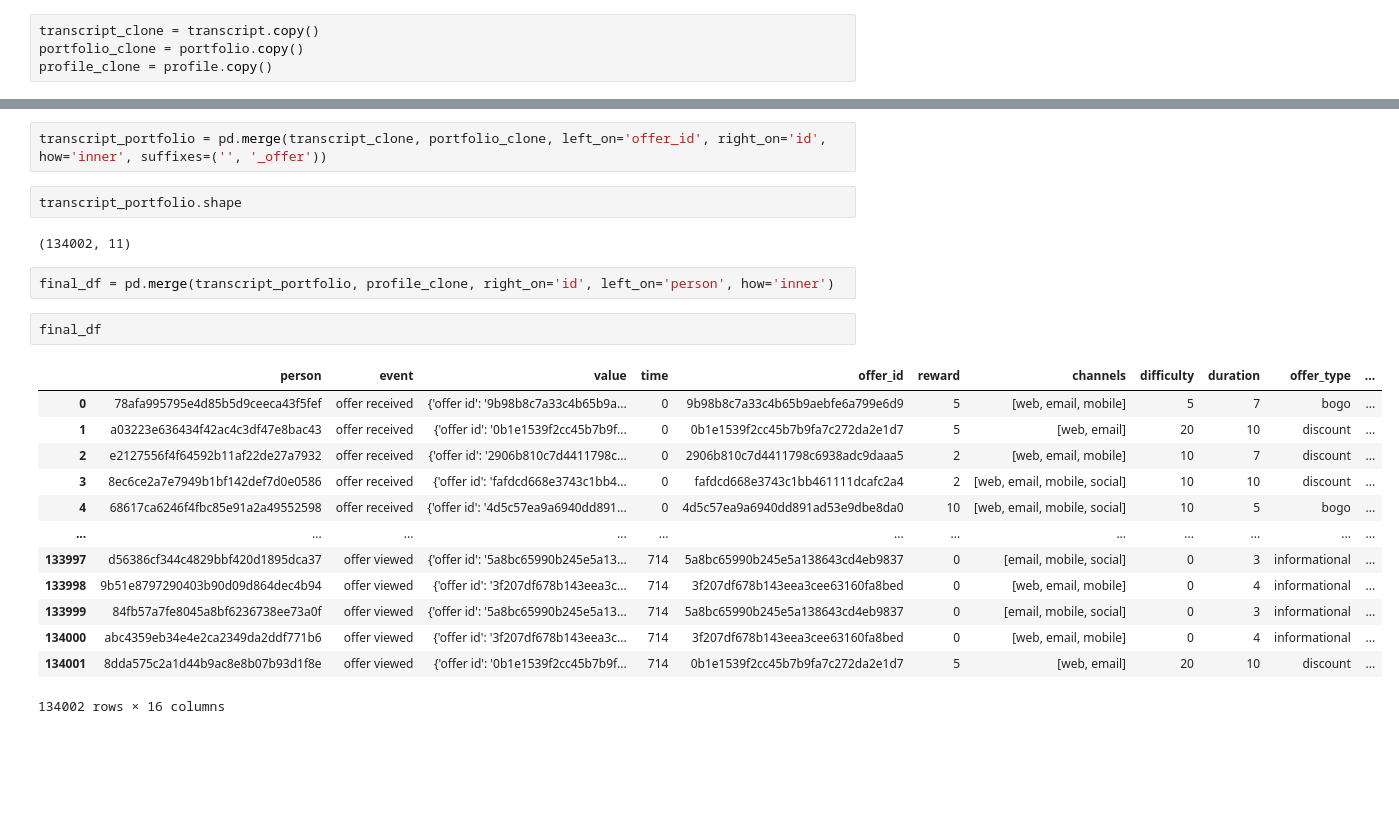
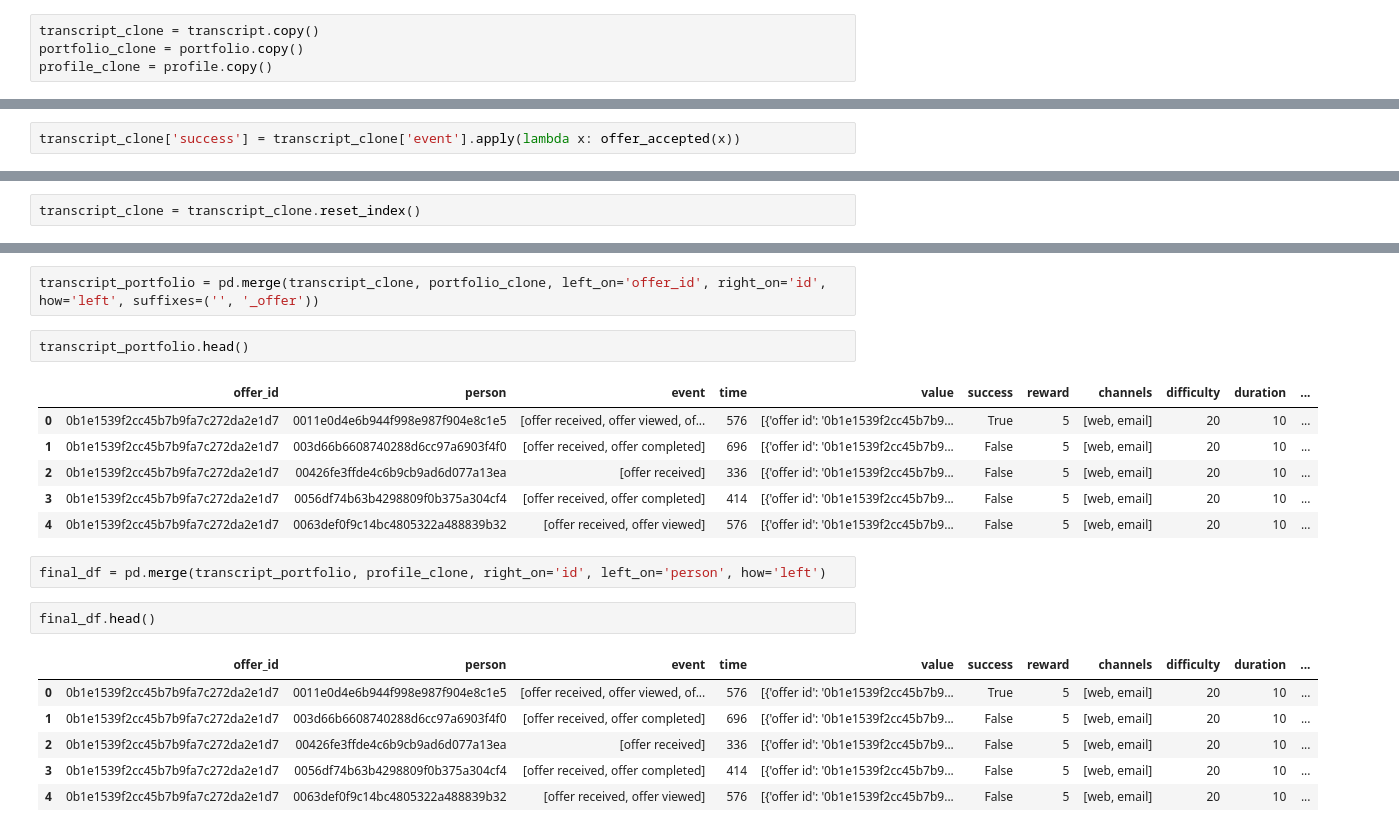
Before and after one commit to tnazikian/Udacity-Data-Scientist-Capstone, a Jupyter notebook: Starbucks_Capstone_notebook.ipynb, the cells around one changed output, grey strips where cells are left out. Cells and saved outputs as stored; diff of their text form; blank space fills up the shorter version.

```diff
--- a/Starbucks_Capstone_notebook.ipynb
+++ b/Starbucks_Capstone_notebook.ipynb
@@ -589,3 +617,5 @@ transcript_clone['offer_id'] = transcript_clone['value'].apply(lambda x: x['offe
+# %%
+transcript_clone['success'] = transcript_clone['event'].apply(lambda x: offer_accepted(x))
 # %%
 transcript_clone.head()
 # %% [output]
@@ -597,0 +629,2 @@ transcript_clone.head()
+# %%
+transcript_clone = transcript_clone.reset_index()
@@ -598,24 +640,22 @@ transcript_clone.head()
 # %%
-transcript_portfolio = pd.merge(transcript_clone, portfolio_clone, left_on='offer_id', right_on='id', how='inner', suffixes=('', '_offer'))
+transcript_portfolio = pd.merge(transcript_clone, portfolio_clone, left_on='offer_id', right_on='id', how='left', suffixes=('', '_offer'))
 # %%
-transcript_portfolio.shape
+transcript_portfolio.head()
 # %% [output]
-(134002, 11)
+|  | offer_id | person | event | time | value | success | reward | channels | difficulty | duration | ... |
+| 0 | 0b1e1539f2cc45b7b9fa7c272da2e1d7 | 0011e0d4e6b944f998e987f904e8c1e5 | [offer received, offer viewed, of... | 576 | [{'offer id': '0b1e1539f2cc45b7b9... | True | 5 | [web, email] | 20 | 10 | ... |
+| 1 | 0b1e1539f2cc45b7b9fa7c272da2e1d7 | 003d66b6608740288d6cc97a6903f4f0 | [offer received, offer completed] | 696 | [{'offer id': '0b1e1539f2cc45b7b9... | False | 5 | [web, email] | 20 | 10 | ... |
+| 2 | 0b1e1539f2cc45b7b9fa7c272da2e1d7 | 00426fe3ffde4c6b9cb9ad6d077a13ea | [offer received] | 336 | [{'offer id': '0b1e1539f2cc45b7b9... | False | 5 | [web, email] | 20 | 10 | ... |
+| 3 | 0b1e1539f2cc45b7b9fa7c272da2e1d7 | 0056df74b63b4298809f0b375a304cf4 | [offer received, offer completed] | 414 | [{'offer id': '0b1e1539f2cc45b7b9... | False | 5 | [web, email] | 20 | 10 | ... |
+| 4 | 0b1e1539f2cc45b7b9fa7c272da2e1d7 | 0063def0f9c14bc4805322a488839b32 | [offer received, offer viewed] | 576 | [{'offer id': '0b1e1539f2cc45b7b9... | False | 5 | [web, email] | 20 | 10 | ... |
 # %%
-final_df = pd.merge(transcript_portfolio, profile_clone, right_on='id', left_on='person', how='inner')
+final_df = pd.merge(transcript_portfolio, profile_clone, right_on='id', left_on='person', how='left')
 # %%
-final_df
+final_df.head()
 # %% [output]
-|  | person | event | value | time | offer_id | reward | channels | difficulty | duration | offer_type | ... |
-| 0 | 78afa995795e4d85b5d9ceeca43f5fef | offer received | {'offer id': '9b98b8c7a33c4b65b9a... | 0 | 9b98b8c7a33c4b65b9aebfe6a799e6d9 | 5 | [web, email, mobile] | 5 | 7 | bogo | ... |
-| 1 | a03223e636434f42ac4c3df47e8bac43 | offer received | {'offer id': '0b1e1539f2cc45b7b9f... | 0 | 0b1e1539f2cc45b7b9fa7c272da2e1d7 | 5 | [web, email] | 20 | 10 | discount | ... |
-| 2 | e2127556f4f64592b11af22de27a7932 | offer received | {'offer id': '2906b810c7d4411798c... | 0 | 2906b810c7d4411798c6938adc9daaa5 | 2 | [web, email, mobile] | 10 | 7 | discount | ... |
-| 3 | 8ec6ce2a7e7949b1bf142def7d0e0586 | offer received | {'offer id': 'fafdcd668e3743c1bb4... | 0 | fafdcd668e3743c1bb461111dcafc2a4 | 2 | [web, email, mobile, social] | 10 | 10 | discount | ... |
-| 4 | 68617ca6246f4fbc85e91a2a49552598 | offer received | {'offer id': '4d5c57ea9a6940dd891... | 0 | 4d5c57ea9a6940dd891ad53e9dbe8da0 | 10 | [web, email, mobile, social] | 10 | 5 | bogo | ... |
-| ... | ... | ... | ... | ... | ... | ... | ... | ... | ... | ... | ... |
-| 133997 | d56386cf344c4829bbf420d1895dca37 | offer viewed | {'offer id': '5a8bc65990b245e5a13... | 714 | 5a8bc65990b245e5a138643cd4eb9837 | 0 | [email, mobile, social] | 0 | 3 | informational | ... |
-| 133998 | 9b51e8797290403b90d09d864dec4b94 | offer viewed | {'offer id': '3f207df678b143eea3c... | 714 | 3f207df678b143eea3cee63160fa8bed | 0 | [web, email, mobile] | 0 | 4 | informational | ... |
-| 133999 | 84fb57a7fe8045a8bf6236738ee73a0f | offer viewed | {'offer id': '5a8bc65990b245e5a13... | 714 | 5a8bc65990b245e5a138643cd4eb9837 | 0 | [email, mobile, social] | 0 | 3 | informational | ... |
-| 134000 | abc4359eb34e4e2ca2349da2ddf771b6 | offer viewed | {'offer id': '3f207df678b143eea3c... | 714 | 3f207df678b143eea3cee63160fa8bed | 0 | [web, email, mobile] | 0 | 4 | informational | ... |
-| 134001 | 8dda575c2a1d44b9ac8e8b07b93d1f8e | offer viewed | {'offer id': '0b1e1539f2cc45b7b9f... | 714 | 0b1e1539f2cc45b7b9fa7c272da2e1d7 | 5 | [web, email] | 20 | 10 | discount | ... |
+|  | offer_id | person | event | time | value | success | reward | channels | difficulty | duration | ... |
+| 0 | 0b1e1539f2cc45b7b9fa7c272da2e1d7 | 0011e0d4e6b944f998e987f904e8c1e5 | [offer received, offer viewed, of... | 576 | [{'offer id': '0b1e1539f2cc45b7b9... | True | 5 | [web, email] | 20 | 10 | ... |
+| 1 | 0b1e1539f2cc45b7b9fa7c272da2e1d7 | 003d66b6608740288d6cc97a6903f4f0 | [offer received, offer completed] | 696 | [{'offer id': '0b1e1539f2cc45b7b9... | False | 5 | [web, email] | 20 | 10 | ... |
+| 2 | 0b1e1539f2cc45b7b9fa7c272da2e1d7 | 00426fe3ffde4c6b9cb9ad6d077a13ea | [offer received] | 336 | [{'offer id': '0b1e1539f2cc45b7b9... | False | 5 | [web, email] | 20 | 10 | ... |
+| 3 | 0b1e1539f2cc45b7b9fa7c272da2e1d7 | 0056df74b63b4298809f0b375a304cf4 | [offer received, offer completed] | 414 | [{'offer id': '0b1e1539f2cc45b7b9... | False | 5 | [web, email] | 20 | 10 | ... |
+| 4 | 0b1e1539f2cc45b7b9fa7c272da2e1d7 | 0063def0f9c14bc4805322a488839b32 | [offer received, offer viewed] | 576 | [{'offer id': '0b1e1539f2cc45b7b9... | False | 5 | [web, email] | 20 | 10 | ... |
-134002 rows × 16 columns
```
Also changed, not shown: parts of 15 cells of this notebook.
